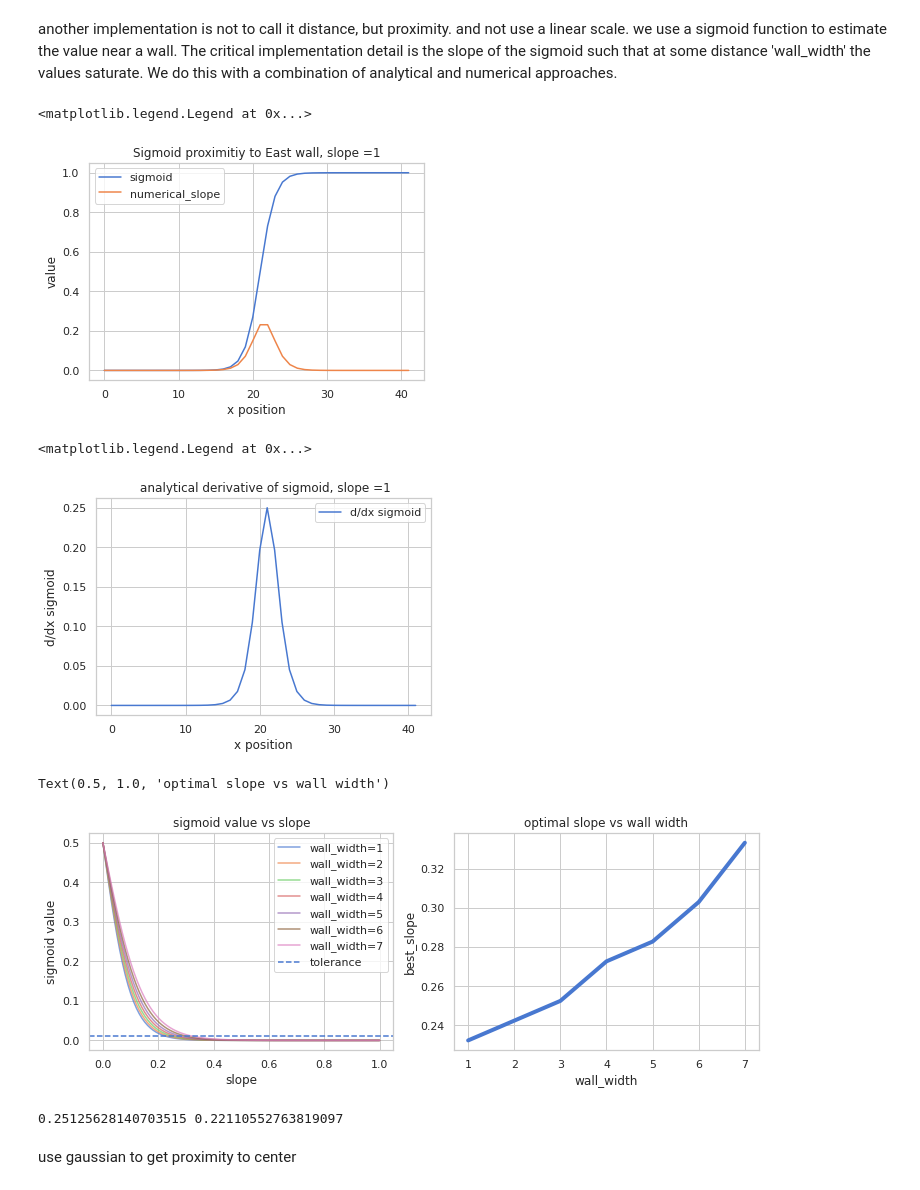
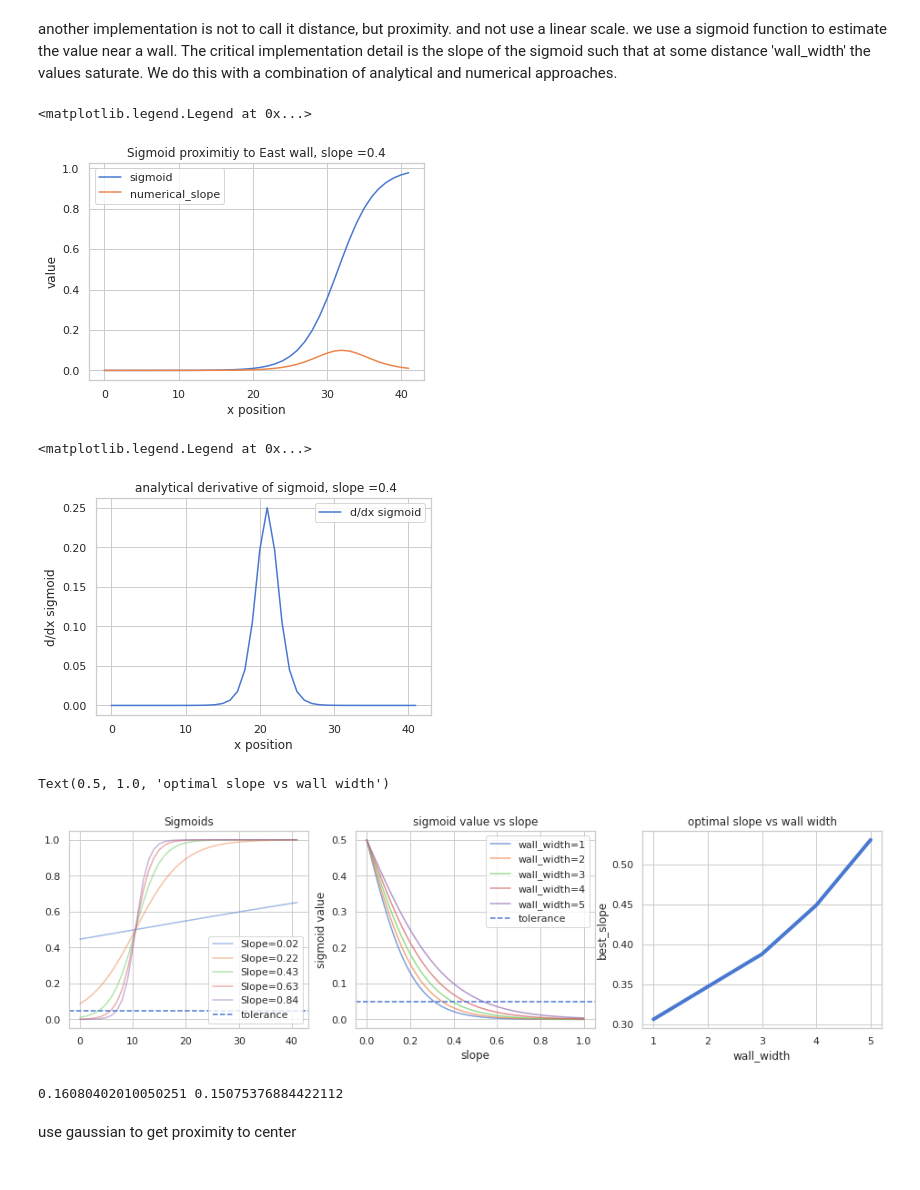
Before and after one commit to alexgonzl/TMA, a Jupyter notebook: Notebooks/border_score_dev.ipynb, the cells around one changed output. Drawn from its saved outputs; the diff is of its cells as text; code cells hidden in the pictures.

```diff
--- a/Notebooks/border_score_dev.ipynb
+++ b/Notebooks/border_score_dev.ipynb
@@ -526,8 +338,8 @@ def sigmoid(x, center, slope):
     return 1./(1+np.exp(-slope*(x-center)))
 
 x=np.arange(width)
-slope = 1
-z = sigmoid(x,width/2,slope)
+slope = 0.4
+z = sigmoid(x,width/4*3,slope)
 plt.plot(x,z, label='sigmoid')
 plt.plot(np.append(0,np.diff(z)), label = 'numerical_slope')
 plt.xlabel('x position')
@@ -536,7 +348,7 @@ plt.title(f'Sigmoid proximitiy to East wall, slope ={slope}')
 plt.legend()
 # %% [output]
 <matplotlib.legend.Legend at 0x...>
-[figure, old version]
+[figure, new version]
 # %%
 def d_sigmoid(x, center, slope):
     u = np.exp(-slope*(x-center))
@@ -549,47 +361,58 @@ plt.title(f' analytical derivative of sigmoid, slope ={slope}')
 plt.legend()
 # %% [output]
 <matplotlib.legend.Legend at 0x...>
-[figure, old version]
+[figure, new version]
 # %%
 # find slopes for different wall widths, using sigmoid
-max_width = 8
+max_width = 6
+center = width/4
+tolerance = 0.05 # acccepted value of sigmoid at the wall value
+
 wall_widths = np.arange(1,max_width)
-slopes = np.linspace(0,1,100)
-tolerance = 0.01 # acccepted value of sigmoid at the wall value
+slopes = np.linspace(0,1,50)
 best_slopes = np.zeros(max_width-1)
 
-f, ax = plt.subplots(1,2, figsize=(12,4))
+f, ax = plt.subplots(1,3, figsize=(16,4))
+x = np.arange(width)
+for jj, sl in enumerate(slopes[1::10]):
+    z = sigmoid(x,center,sl)
+    ax[0].plot(z, alpha=0.5, label=f'Slope={sl:0.2f}')
+
+ax[0].set_title('Sigmoids')
+ax[0].axhline(tolerance,linestyle='--', label = 'tolerance')
+ax[0].legend()
+
+
 for ii, wall_width in enumerate(wall_widths):
-    z = sigmoid(wall_width,width/2,slopes)
+    z = sigmoid(wall_width,center,slopes)
     #best_slopes[ii] = slopes[np.argmin(np.abs(z-tolerance))]
     best_slopes[ii] = slopes[np.argmin((z-tolerance)**2)]
-    ax[0].plot(slopes,z, alpha=0.7, label=f'wall_width={wall_width}')
-ax[0].axhline(tolerance,linestyle='--', label = 'tolerance')
-ax[0].legend()
-ax[0].set_xlabel('slope')
-ax[0].set_ylabel('sigmoid value')
-ax[0].set_title('sigmoid value vs slope')
+    ax[1].plot(slopes,z, alpha=0.7, label=f'wall_width={wall_width}')
+ax[1].axhline(tolerance,linestyle='--', label = 'tolerance')
+ax[1].legend()
+ax[1].set_xlabel('slope')
+ax[1].set_ylabel('sigmoid value')
+ax[1].set_title('sigmoid value vs slope')
 
-ax[1].plot(wall_widths, best_slopes,linewidth=4)
-ax[1].set_xlabel('wall_width')
-ax[1].set_ylabel('best_slope')
-ax[1].set_title('optimal slope vs wall width')
+ax[2].plot(wall_widths, best_slopes,linewidth=4)
+ax[2].set_xlabel('wall_width')
+ax[2].set_ylabel('best_slope')
+ax[2].set_title('optimal slope vs wall width')
 # %% [output]
 Text(0.5, 1.0, 'optimal slope vs wall width')
-[figure, old version]
+[figure, new version]
 # %%
-def find_optimum_sigmoid_slope(wall_width, dimension_length, goal=0.01):
-    x = np.arange(dimension_length)
+def find_optimum_sigmoid_slope(wall_width, center, goal=0.05):
     slopes = np.linspace(0,2,200)
-    z = sigmoid(wall_width,dimension_length/2,slopes)
+    z = sigmoid(wall_width,center,slopes)
     return slopes[np.argmin((z-goal)**2)]
 
 wall_width = 3
-slope_x = find_optimum_sigmoid_slope(wall_width, width)
-slope_y = find_optimum_sigmoid_slope(wall_width, height)
+slope_x = find_optimum_sigmoid_slope(wall_width, width//2)
+slope_y = find_optimum_sigmoid_slope(wall_width, height//2)
 print(slope_x, slope_y)
 # %% [output]
-0.25125628140703515 0.22110552763819097
+0.16080402010050251 0.15075376884422112
 # %% [markdown]
 use gaussian to get proximity to center
 # %%
```
Also changed, not shown: parts of 56 cells of this notebook, 6 other files.
